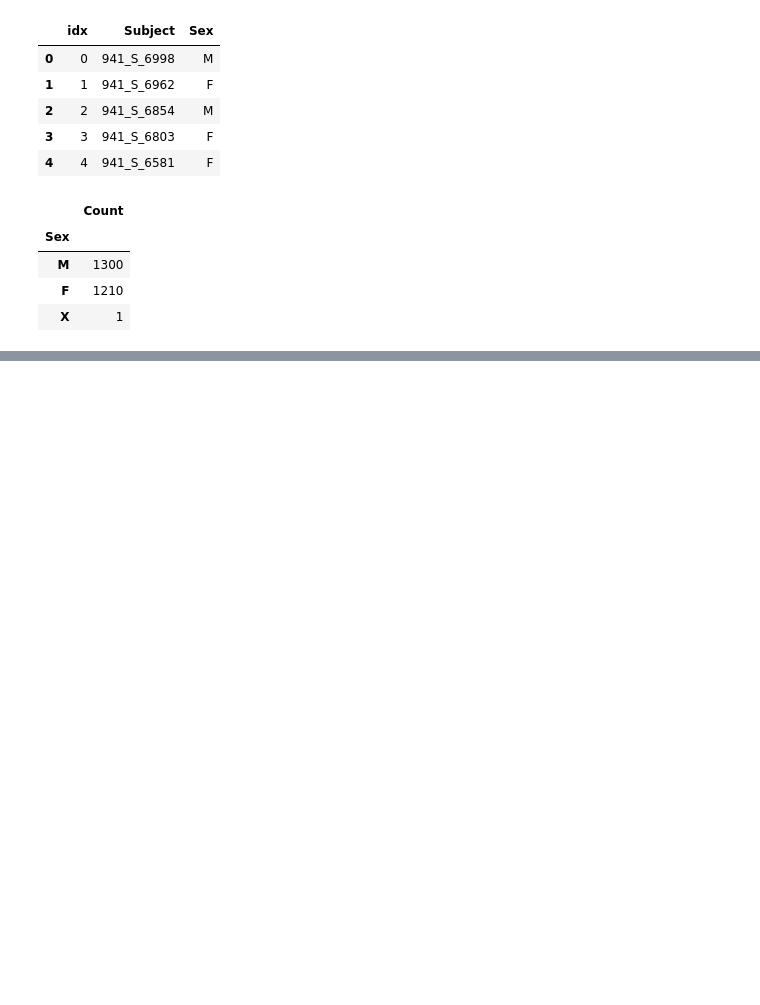
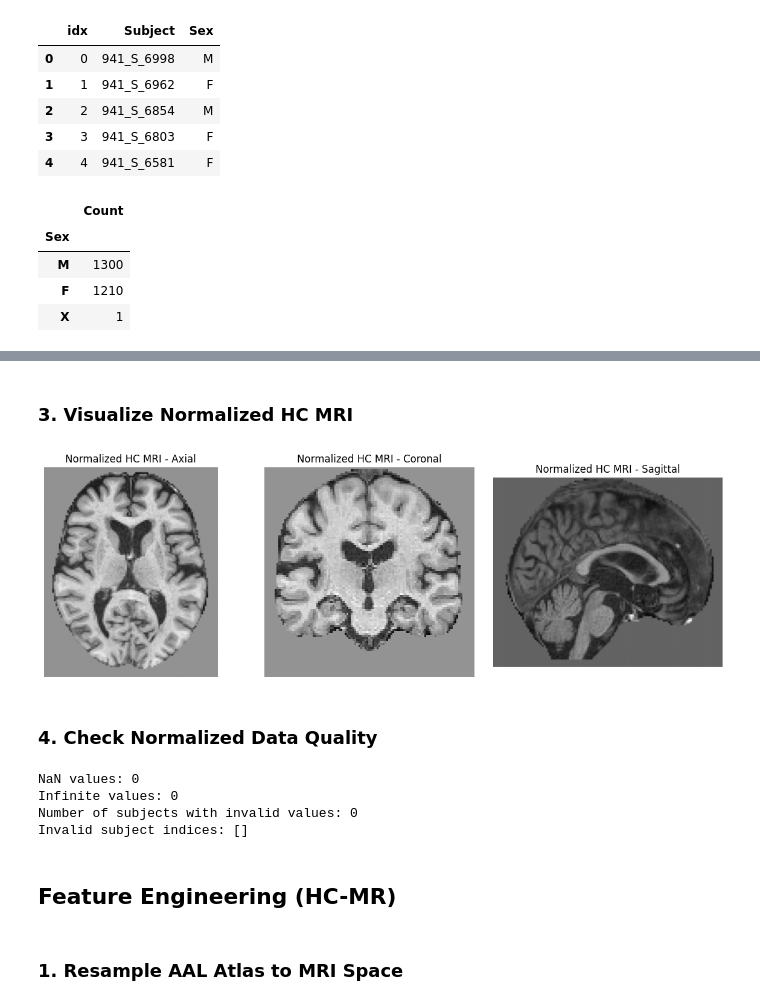
Before and after one commit to AnyUnimib/Medical_Imaging_Project, a Jupyter notebook: ADNI.ipynb, the cells around one changed output, grey strips where cells are left out. Cells and saved outputs as stored; diff of their text form; code cells hidden in the pictures; blank space fills up the shorter version.

```diff
--- a/ADNI.ipynb
+++ b/ADNI.ipynb
@@ -409,0 +413,18 @@ Sex list shape: (2511, 3)
+# %%
+hc_mri_data = np.stack([
+    nib.load(file).get_fdata(dtype=np.float32)
+    for file in hc_mri_files])
+
+print("HC MRI data shape:", hc_mri_data.shape)
+
+rmask_data = rmask_icv_img.get_fdata().astype(np.float32)
+
+hc_masked_data = np.array([
+    img * rmask_data
+    for img in [
+        nib.load(file).get_fdata(dtype=np.float32)
+        for file in hc_mri_files]
+])
+
+print("Masked HC MRI shape:", hc_masked_data.shape)
+print("Non-zero voxels per subject:", np.count_nonzero(hc_masked_data, axis=(1, 2, 3))[:5])
@@ -409,0 +475,54 @@ Sex list shape: (2511, 3)
+# %% [markdown]
+### 3. Visualize Normalized HC MRI
+# %%
+# Select one representative subject
+subject_idx = 0
+normalized_img = hc_normalized_data[subject_idx]
+
+# Select middle slices
+axial = normalized_img[:, :, normalized_img.shape[2] // 2]
+coronal = normalized_img[:, normalized_img.shape[1] // 2, :]
+sagittal = normalized_img[normalized_img.shape[0] // 2, :, :]
+
+# Display normalized MRI
+fig, axes = plt.subplots(1, 3, figsize=(12, 4))
+
+images = [
+    (axial, "Axial"),
+    (coronal, "Coronal"),
+    (sagittal, "Sagittal")
+]
+
+for ax, (image, title) in zip(axes, images):
+    ax.imshow(image.T, cmap="gray", origin="lower")
+    ax.set_title(f"Normalized HC MRI - {title}")
+    ax.axis("off")
+
+plt.tight_layout()
+plt.show()
+# %% [output]
+[figure, added]
+# %% [markdown]
+### 4. Check Normalized Data Quality
+# %%
+print("NaN values:", np.isnan(hc_normalized_data).sum())
+print("Infinite values:", np.isinf(hc_normalized_data).sum())
+
+# Check each subject
+invalid_subjects = []
+
+for i, img in enumerate(hc_normalized_data):
+    if np.isnan(img).any() or np.isinf(img).any():
+        invalid_subjects.append(i)
+
+print("Number of subjects with invalid values:", len(invalid_subjects))
+print("Invalid subject indices:", invalid_subjects)
+# %% [output]
+NaN values: 0
+Infinite values: 0
+Number of subjects with invalid values: 0
+Invalid subject indices: []
+# %% [markdown]
+## Feature Engineering (HC-MR)
+# %% [markdown]
+### 1. Resample AAL Atlas to MRI Space
```
Also changed, not shown: parts of 13 cells of this notebook, 1 other file.
